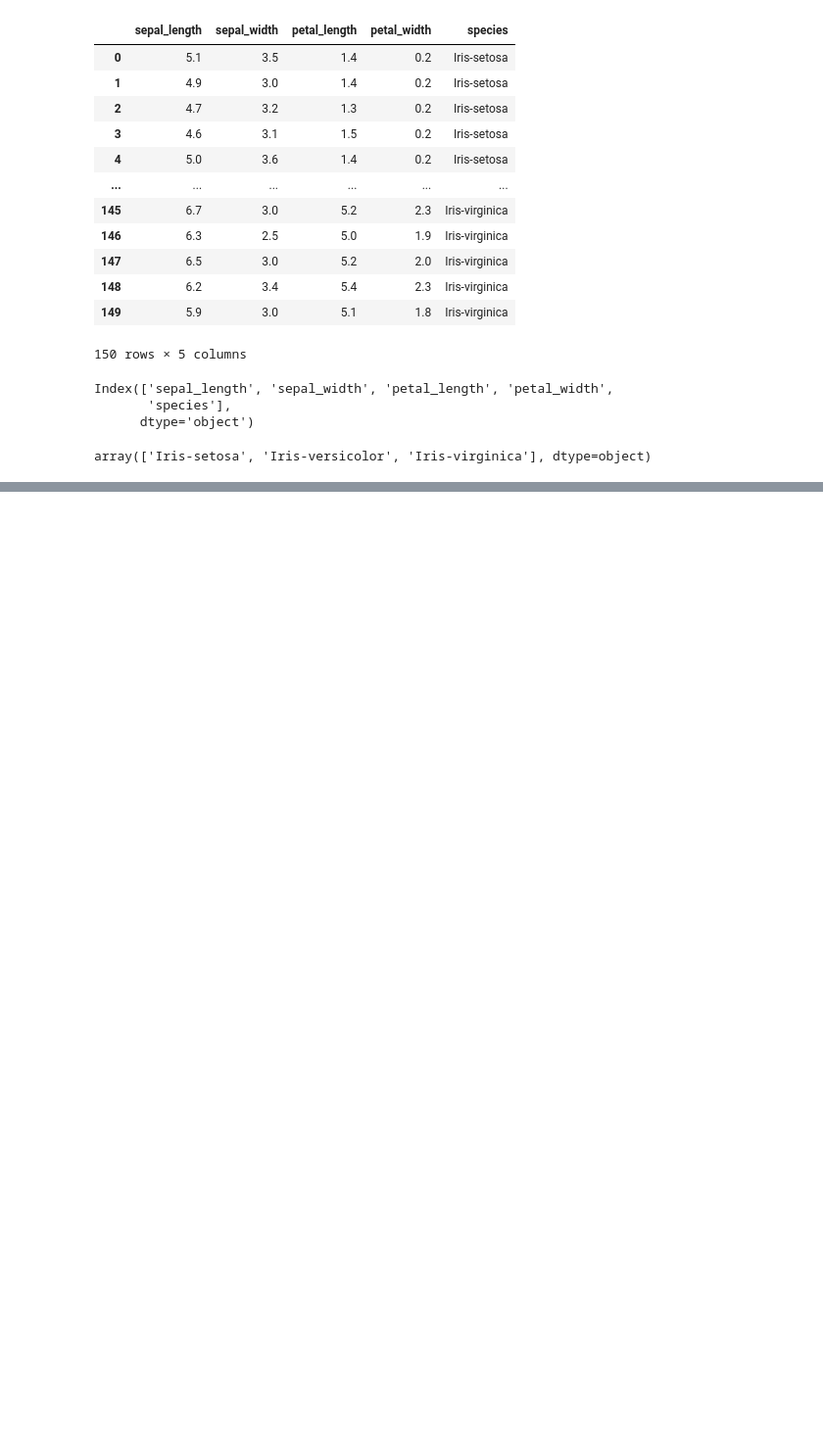
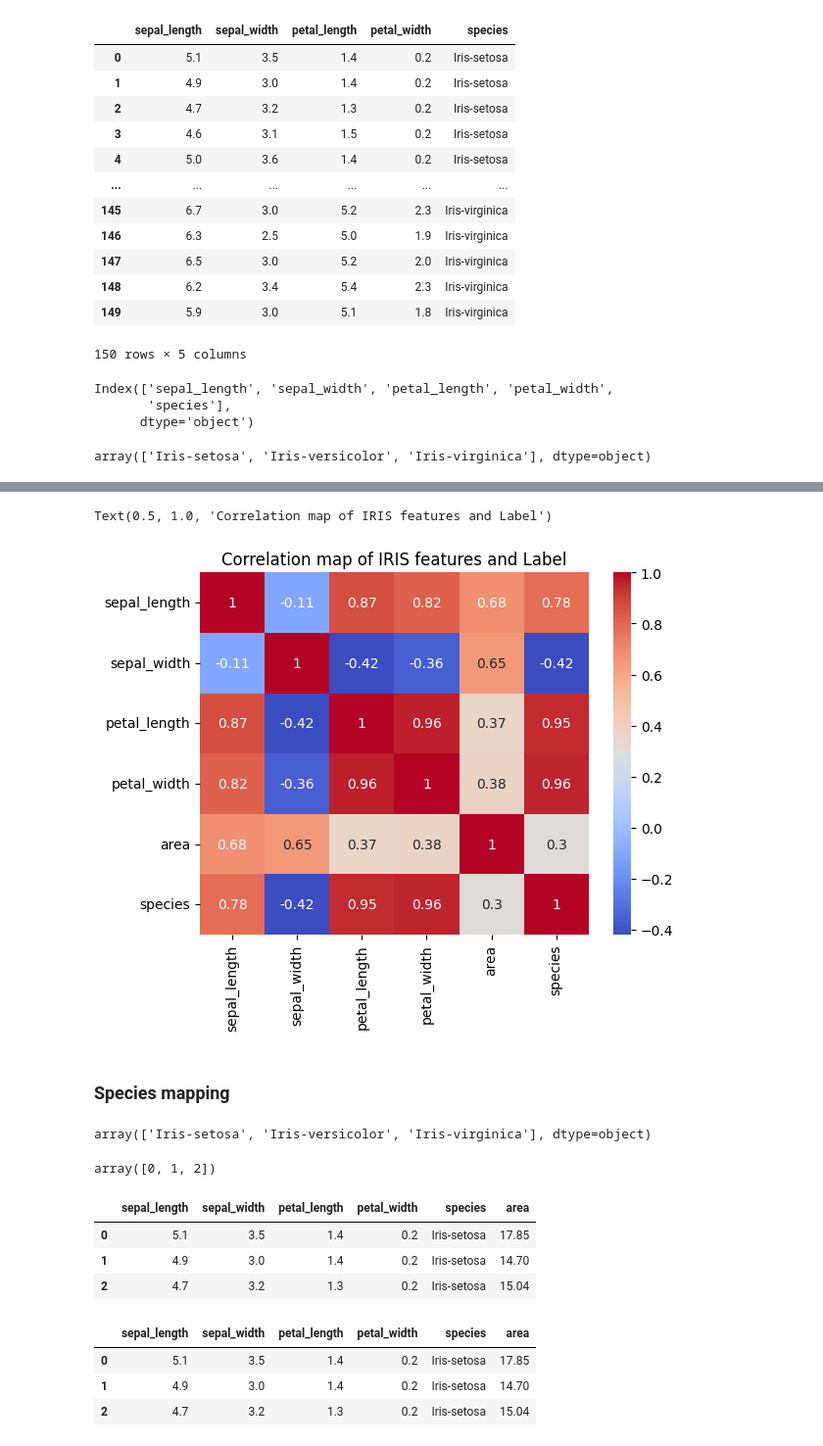
Before and after one commit to shash365/iitkgp-aiml, a Jupyter notebook: 2024_02_22_NumpyPandas.ipynb, the cells around one changed output, grey strips where cells are left out. Shown at 98% size. Cells and saved outputs as stored; diff of their text form; code cells hidden in the pictures; blank space fills up the shorter version.

```diff
--- a/2024_02_22_NumpyPandas.ipynb
+++ b/2024_02_22_NumpyPandas.ipynb
@@ -49,0 +403,2 @@ array(['Iris-setosa', 'Iris-versicolor', 'Iris-virginica'], dtype=object)
+# %%
+iris_df_encoded = iris_df.copy()
@@ -49,0 +412,2 @@ array(['Iris-setosa', 'Iris-versicolor', 'Iris-virginica'], dtype=object)
+# %%
+iris_df_encoded = iris_df_encoded[['sepal_length','sepal_width','petal_length','petal_width','area','species']]
@@ -49,0 +421,2 @@ array(['Iris-setosa', 'Iris-versicolor', 'Iris-virginica'], dtype=object)
+# %%
+iris_df_encoded['species'] =le.fit_transform(iris_df_encoded['species'])
@@ -49,0 +434,3 @@ array(['Iris-setosa', 'Iris-versicolor', 'Iris-virginica'], dtype=object)
+# %%
+correlation_matrix = iris_df_encoded.corr()
+print("Correlation Matrix:\n", correlation_matrix)
@@ -49,0 +454,16 @@ array(['Iris-setosa', 'Iris-versicolor', 'Iris-virginica'], dtype=object)
+# %%
+sns.heatmap(correlation_matrix, annot=True, cmap='coolwarm')
+plt.title('Correlation map of IRIS features and Label')
+# %% [output]
+Text(0.5, 1.0, 'Correlation map of IRIS features and Label')
+[figure, added]
+# %% [markdown]
+### Species mapping
+# %%
+iris_df.species.unique()
+# %% [output]
+array(['Iris-setosa', 'Iris-versicolor', 'Iris-virginica'], dtype=object)
+# %%
+iris_df_encoded.species.unique()
+# %% [output]
+array([0, 1, 2])
@@ -49,0 +472,7 @@ array(['Iris-setosa', 'Iris-versicolor', 'Iris-virginica'], dtype=object)
+# %%
+iris_df.head(3)
+# %% [output]
+|  | sepal_length | sepal_width | petal_length | petal_width | species | area |
+| 0 | 5.1 | 3.5 | 1.4 | 0.2 | Iris-setosa | 17.85 |
+| 1 | 4.9 | 3.0 | 1.4 | 0.2 | Iris-setosa | 14.70 |
+| 2 | 4.7 | 3.2 | 1.3 | 0.2 | Iris-setosa | 15.04 |
@@ -49,0 +481,7 @@ array(['Iris-setosa', 'Iris-versicolor', 'Iris-virginica'], dtype=object)
+# %%
+iris_df_map.head(3)
+# %% [output]
+|  | sepal_length | sepal_width | petal_length | petal_width | species | area |
+| 0 | 5.1 | 3.5 | 1.4 | 0.2 | Iris-setosa | 17.85 |
+| 1 | 4.9 | 3.0 | 1.4 | 0.2 | Iris-setosa | 14.70 |
+| 2 | 4.7 | 3.2 | 1.3 | 0.2 | Iris-setosa | 15.04 |
```
Also changed, not shown: parts of 62 cells of this notebook.
